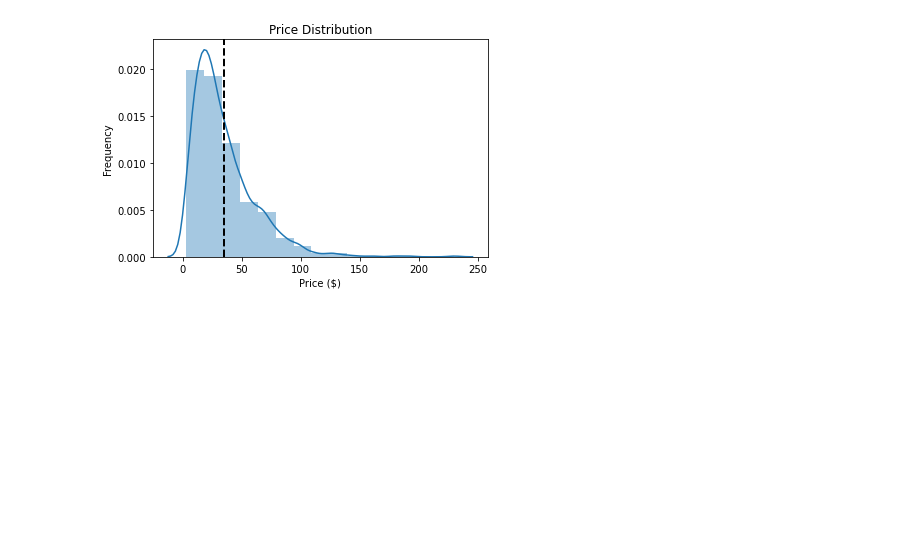
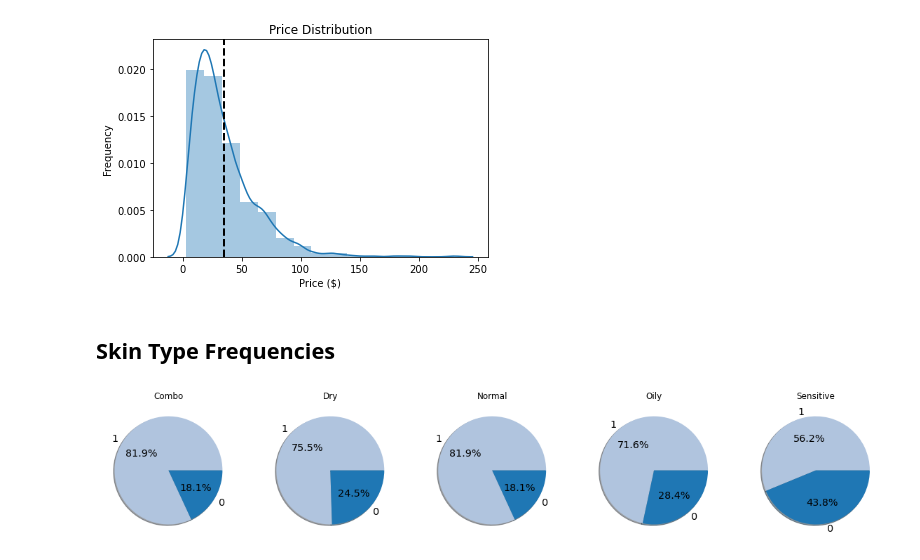
Before and after one commit to ZaneFadul/skincare_classification, a Jupyter notebook: 2.Preprocessing/Step3_Exploratory_Analysis.ipynb, the cells around one changed output. Saved outputs shown, nothing was run; the diff lists cells and outputs as text; code cells hidden in the pictures; blank space fills up the shorter version.

Commit message:
Add exploratory plots

```diff
--- a/2.Preprocessing/Step3_Exploratory_Analysis.ipynb
+++ b/2.Preprocessing/Step3_Exploratory_Analysis.ipynb
@@ -21,3 +37,24 @@ plt.axvline(data['Price'].mean(), color = 'black', linestyle='dashed', linewidth
 plt.savefig('Price_distribution.png')
 # %% [output]
 [figure]
+# %% [markdown]
+## Skin Type Frequencies
+# %%
+s_type = ["Combination", "Dry", "Normal", "Oily", "Sensitive"]
+label = "1", "0"
+colors = ["lightsteelblue", "tab:blue"]
+plot2, (ax1, ax2, ax3, ax4, ax5) = plt.subplots(1, 5 , figsize = (20,10))
+#fig.suptitle('Frequency of each Skin Type')
+ax1.pie(data["Combination"].value_counts(1), labels = label, autopct='%1.1f%%', shadow=True, textprops={'size': 'x-large'}, colors = colors)
+ax1.set_title("Combo")
+ax2.pie(data["Dry"].value_counts(1), labels = label, autopct='%1.1f%%', shadow=True, textprops={'size': 'x-large'}, colors = colors)
+ax2.set_title("Dry")
+ax3.pie(data["Normal"].value_counts(1), labels = label, autopct='%1.1f%%', shadow=True, textprops={'size': 'x-large'}, colors = colors)
+ax3.set_title("Normal")
+ax4.pie(data["Oily"].value_counts(1), labels = label, autopct='%1.1f%%', shadow=True, textprops={'size': 'x-large'}, colors = colors)
+ax4.set_title("Oily")
+ax5.pie(data["Sensitive"].value_counts(1),labels = label, autopct='%1.1f%%', shadow=True, textprops={'size': 'x-large'}, colors = colors)
+ax5.set_title("Sensitive")
+plt.savefig('Skin_type_frequenct.png')
+# %% [output]
+[figure, added]
```
Also changed, not shown: parts of 8 cells of this notebook, 11 other files.
